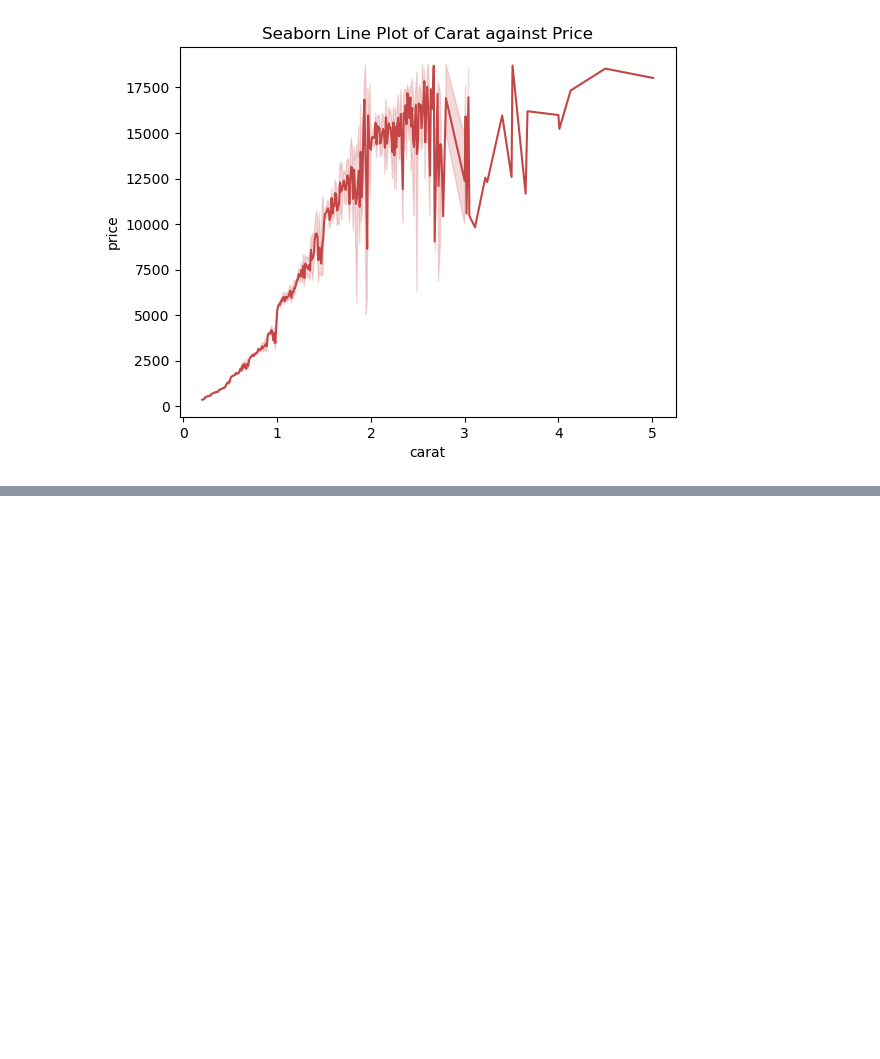
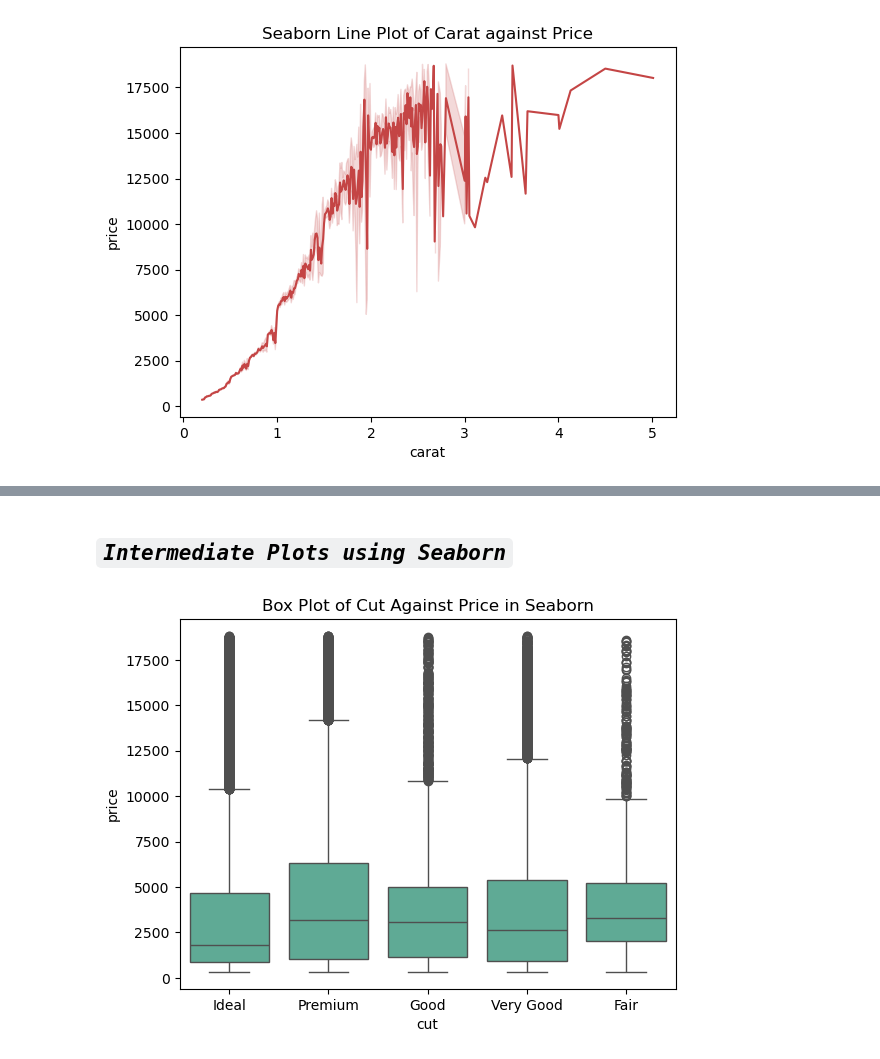
Before and after one commit to waseem-development/AI-NAVTTC, a Jupyter notebook: Data Visualization/1_in_depth_data_vis/1_matplotlib_and_seaborn.ipynb, the cells around one changed output, grey strips where cells are left out. Cells and saved outputs as stored; diff of their text form; code cells hidden in the pictures; blank space fills up the shorter version.

```diff
--- a/Data Visualization/1_in_depth_data_vis/1_matplotlib_and_seaborn.ipynb
+++ b/Data Visualization/1_in_depth_data_vis/1_matplotlib_and_seaborn.ipynb
@@ -207,0 +222,8 @@ plt.show()
+# %% [markdown]
+## *`Intermediate Plots using Seaborn`*
+# %%
+sns.boxplot(x="cut", y="price", data=df, color="#52b69a")
+plt.title("Box Plot of Cut Against Price in Seaborn")
+plt.show()
+# %% [output]
+[figure, added]
```
Also changed, not shown: parts of 5 cells of this notebook.
